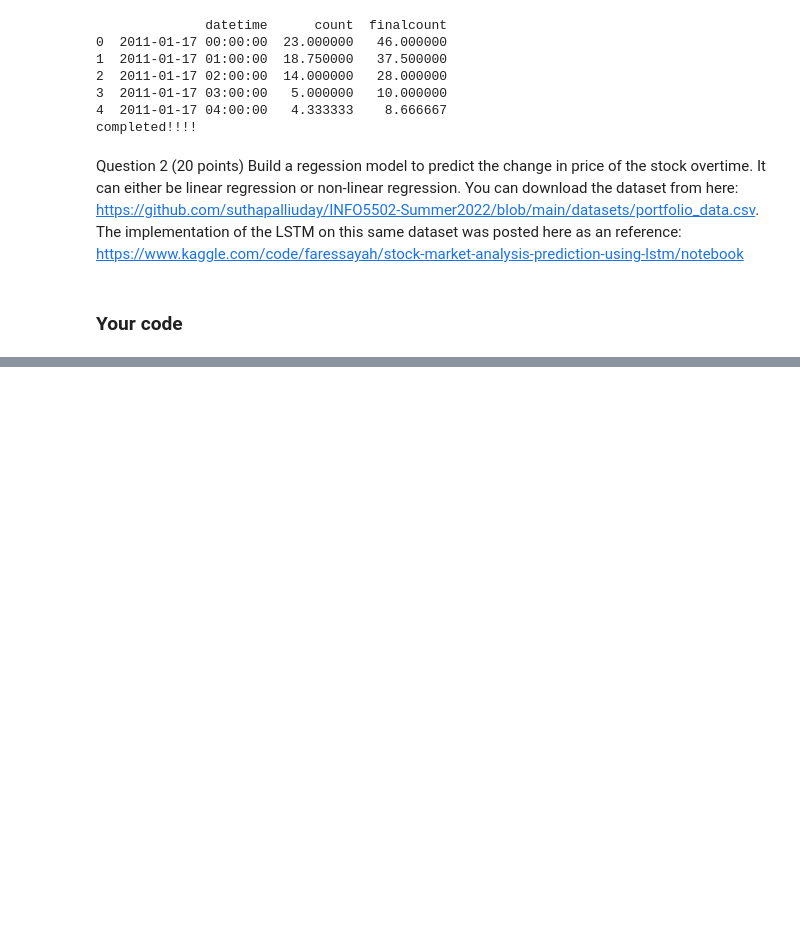
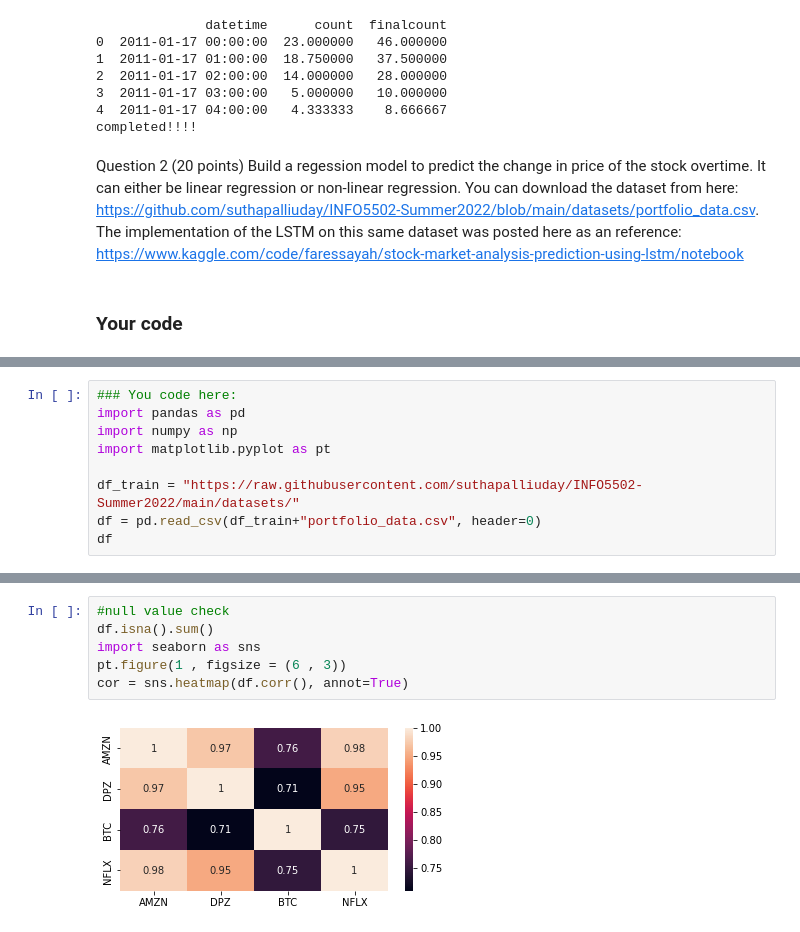
Before and after one commit to meghanagpudi/INFO-5502-Meghana, a Jupyter notebook: lab_assignment_06.ipynb, the cells around one changed output, grey strips where cells are left out. Saved outputs shown, nothing was run; the diff lists cells and outputs as text; blank space fills up the shorter version.

```diff
--- a/lab_assignment_06.ipynb
+++ b/lab_assignment_06.ipynb
@@ -281,0 +280,9 @@ completed!!!!
+# %%
+### You code here:
+import pandas as pd
+import numpy as np
+import matplotlib.pyplot as pt
+
+df_train = "https://raw.githubusercontent.com/suthapalliuday/INFO5502-Summer2022/main/datasets/"
+df = pd.read_csv(df_train+"portfolio_data.csv", header=0)
+df
@@ -281,0 +303,8 @@ completed!!!!
+# %%
+#null value check
+df.isna().sum()
+import seaborn as sns
+pt.figure(1 , figsize = (6 , 3))
+cor = sns.heatmap(df.corr(), annot=True)
+# %% [output]
+[figure, added]
```
Also changed, not shown: parts of 5 cells of this notebook.
